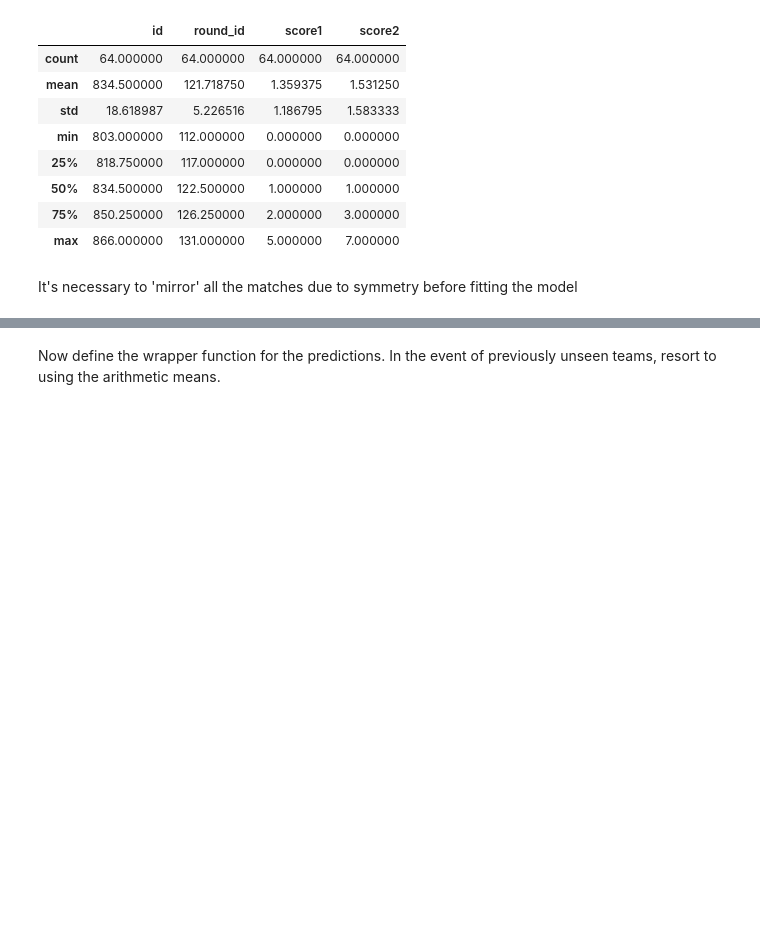
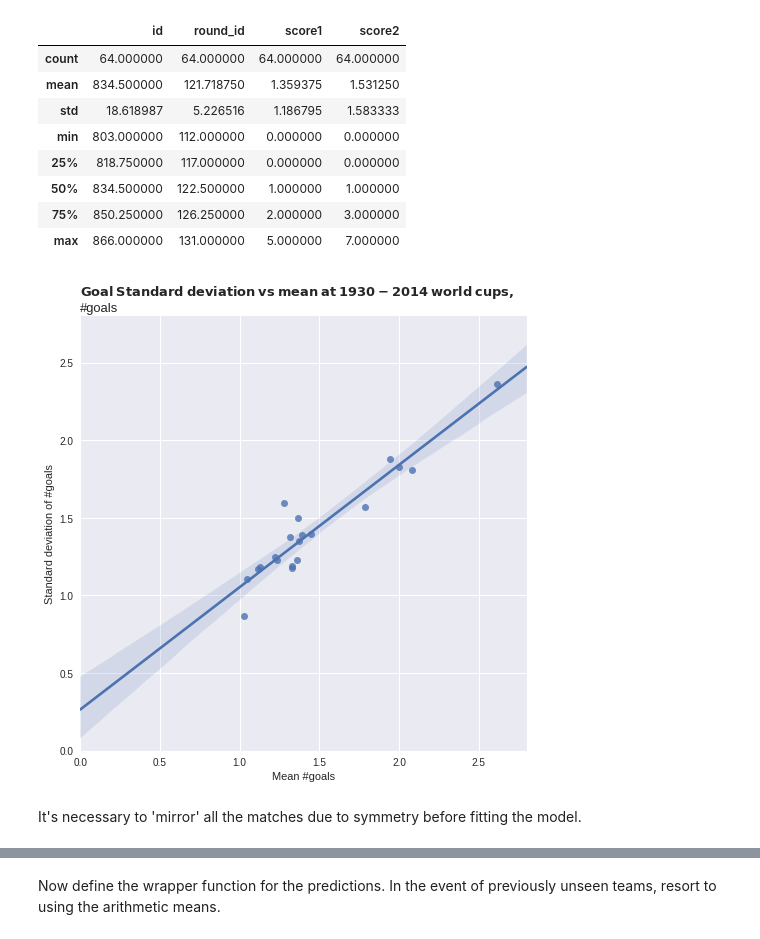
Before and after one commit to zw10/world-cup-forecasting, a Jupyter notebook: baseline/baseline.ipynb, the cells around one changed output, grey strips where cells are left out. Cells and saved outputs as stored; diff of their text form; code cells hidden in the pictures; blank space fills up the shorter version.

Commit message:
time model

```diff
--- a/baseline/baseline.ipynb
+++ b/baseline/baseline.ipynb
@@ -6,4 +6,8 @@ import pandas as pd
 import statsmodels.api as sm
 import statsmodels.formula.api as smf
 from sklearn.metrics import mean_absolute_error as mae
+import matplotlib.pyplot as plt
+import seaborn as sns
+from matplotlib import rcParams, style
+style.use('seaborn')
 # %% [markdown]
@@ -34,8 +39,29 @@ display(gms_14.describe())
 | 50% | 834.500000 | 122.500000 | 1.000000 | 1.000000 |
 | 75% | 850.250000 | 126.250000 | 2.000000 | 3.000000 |
 | max | 866.000000 | 131.000000 | 5.000000 | 7.000000 |
+# %%
+rcParams['figure.figsize'] = 8,8
+gls = pd.concat([gms_all.rename(columns={'score1':'score'}),
+                gms_all.rename(columns={'score2':'score','team1':'team2','team2':'team1'})])
+gls_groups = gls.groupby('key')['score']
+gls_means = gls_groups.mean().rename('mean')
+gls_stds = gls_groups.std().rename('std')
+std_mean_df = pd.concat([gls_means, gls_stds],axis=1)
+plt.xlim(0, 2.8)
+plt.ylim(0, 2.8)
+g=sns.regplot(x='mean',y='std',data=std_mean_df).set_title('''Standard deviation of vs mean #goals scored at each world cup,
+1930-2014''')
+sns.despine()
+plt.tick_params(bottom=False,left=False)
+plt.xlabel('Mean #goals')
+plt.ylabel('Standard deviation of #goals')
+g.axes.set_title(r'''$\bf{Goal\:Standard\:deviation\:vs\:mean\:at\:1930-2014\:world\:cups,}$
+#goals''',ha='left',position=(0,1),size=13)
+plt.show()
+# %% [output]
+[figure, added]
 # %% [markdown]
-It's necessary to 'mirror' all the matches due to symmetry before fitting the model
+It's necessary to 'mirror' all the matches due to symmetry before fitting the model.
 # %%
 gls_10 = pd.concat([gms_10.rename(columns={'score1':'score'}),
                     gms_10.rename(columns={'score2':'score','team1':'team2','team2':'team1'})])
```
Also changed, not shown: parts of 10 cells of this notebook, 8 other files.
